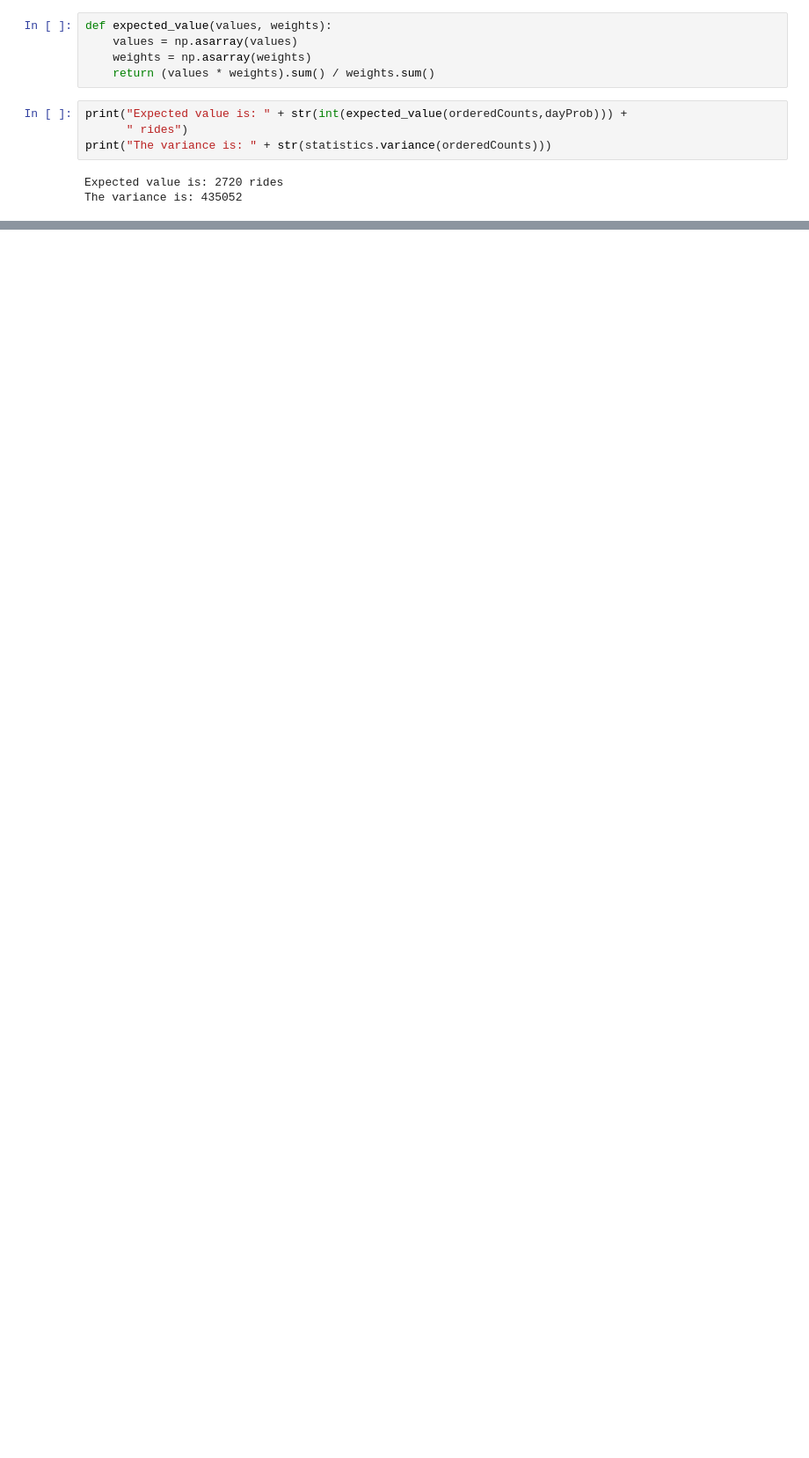
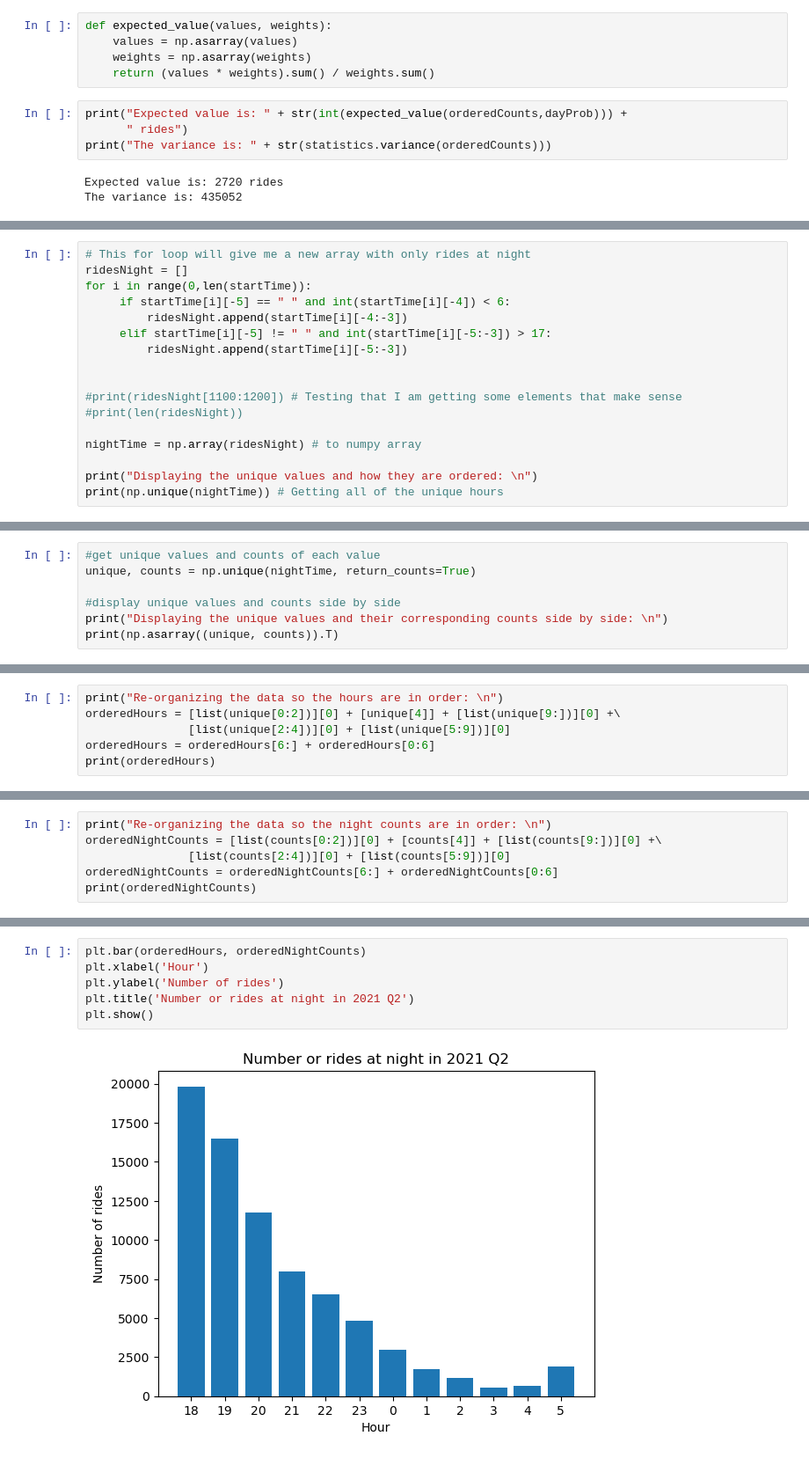
Before and after one commit to MiguelAcostaDelVecchio/RandomProcesses, a Jupyter notebook: Week6/Project1/MiguelProject1.ipynb, the cells around one changed output, grey strips where cells are left out. Shown: that part at 88% size. Cells and saved outputs as stored; diff of their text form; blank space fills up the shorter version.

```diff
--- a/Week6/Project1/MiguelProject1.ipynb
+++ b/Week6/Project1/MiguelProject1.ipynb
@@ -190,0 +206,17 @@ The variance is: 435052
+# %%
+# This for loop will give me a new array with only rides at night
+ridesNight = []
+for i in range(0,len(startTime)):
+     if startTime[i][-5] == " " and int(startTime[i][-4]) < 6:
+         ridesNight.append(startTime[i][-4:-3])
+     elif startTime[i][-5] != " " and int(startTime[i][-5:-3]) > 17:
+         ridesNight.append(startTime[i][-5:-3])
+
+
+#print(ridesNight[1100:1200]) # Testing that I am getting some elements that make sense
+#print(len(ridesNight))
+
+nightTime = np.array(ridesNight) # to numpy array
+
+print("Displaying the unique values and how they are ordered: \n")
+print(np.unique(nightTime)) # Getting all of the unique hours
@@ -190,0 +227,7 @@ The variance is: 435052
+# %%
+#get unique values and counts of each value
+unique, counts = np.unique(nightTime, return_counts=True)
+
+#display unique values and counts side by side
+print("Displaying the unique values and their corresponding counts side by side: \n")
+print(np.asarray((unique, counts)).T)
@@ -190,0 +249,6 @@ The variance is: 435052
+# %%
+print("Re-organizing the data so the hours are in order: \n")
+orderedHours = [list(unique[0:2])][0] + [unique[4]] + [list(unique[9:])][0] +\
+               [list(unique[2:4])][0] + [list(unique[5:9])][0]
+orderedHours = orderedHours[6:] + orderedHours[0:6]
+print(orderedHours)
@@ -190,0 +259,6 @@ The variance is: 435052
+# %%
+print("Re-organizing the data so the night counts are in order: \n")
+orderedNightCounts = [list(counts[0:2])][0] + [counts[4]] + [list(counts[9:])][0] +\
+               [list(counts[2:4])][0] + [list(counts[5:9])][0]
+orderedNightCounts = orderedNightCounts[6:] + orderedNightCounts[0:6]
+print(orderedNightCounts)
@@ -190,0 +269,8 @@ The variance is: 435052
+# %%
+plt.bar(orderedHours, orderedNightCounts)
+plt.xlabel('Hour')
+plt.ylabel('Number of rides')
+plt.title('Number or rides at night in 2021 Q2')
+plt.show()
+# %% [output]
+[figure, added]
```
Also changed, not shown: parts of 20 cells of this notebook.
